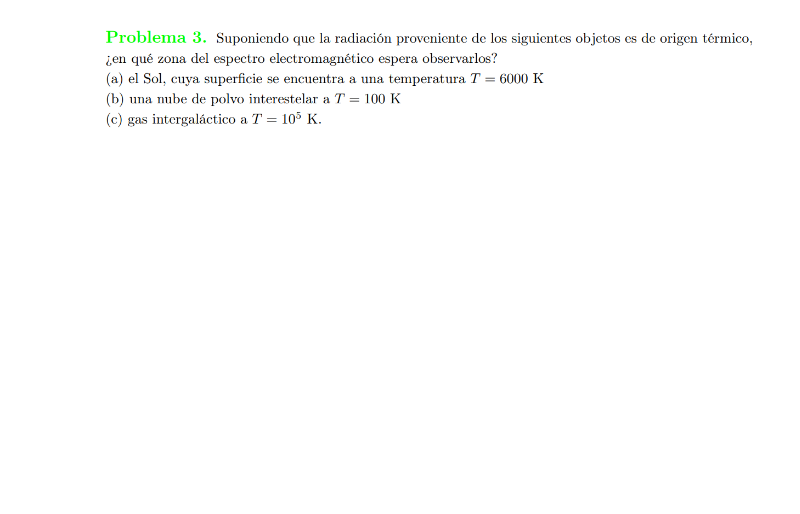
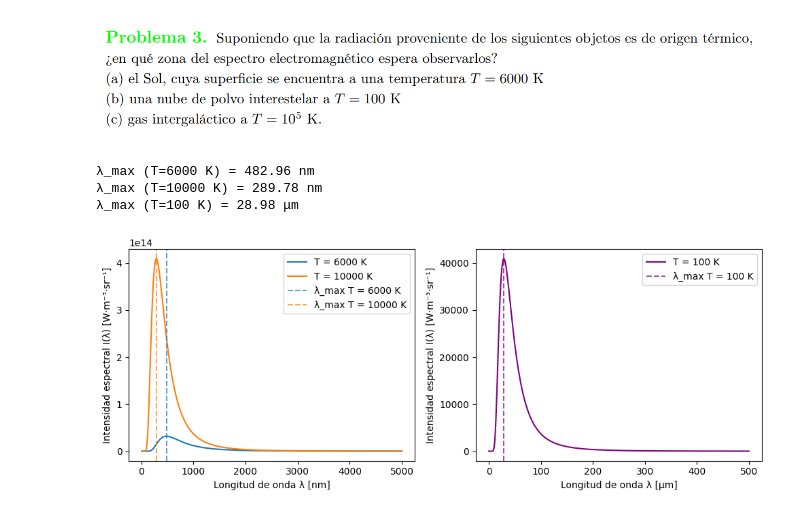
Before and after one commit to arirodriguez001/Astrophysics, a Jupyter notebook: problem-set-1.ipynb, the cells around one changed output. Cells and saved outputs as stored; diff of their text form; code cells hidden in the pictures; blank space fills up the shorter version.

```diff
--- a/problem-set-1.ipynb
+++ b/problem-set-1.ipynb
@@ -2,0 +8,61 @@
+# %%
+h = 6.626e-34      # constante de Planck [J·s]
+c = 3.0e8          # velocidad de la luz en el vacío [m/s]
+k = 1.381e-23      # constante de Boltzmann [J/K]
+# %%
+# --- Ley de Planck ---
+# lam : longitud de onda λ [m]
+# T   : temperatura [K]
+# devuelve I(λ) : intensidad espectral [W·m^-3·sr^-1]
+
+def planck(lam, T):
+    return (2*h*c**2)/(lam**5) * 1/(np.exp(h*c/(lam*k*T)) - 1)
+
+# Constante de desplazamiento de Wien
+b = 2.8977719e-3  # m·K
+
+def lambda_max_wien(T, b=b):
+    """Retorna la longitud de onda máxima (m) según la ley de Wien para una temperatura T."""
+    return b / T
+
+lam1 = np.linspace(1e-8,5e-6,1000)
+lam2 = np.linspace(1e-8,5e-4,1000)
+
+T1 = 6000
+T2 = 10000
+T3 = 100
+
+# Longitudes de onda máximas (λ_max = b/T)
+lambda_max1 = lambda_max_wien(T1)
+lambda_max2 = lambda_max_wien(T2)
+lambda_max3 = lambda_max_wien(T3)
+
+print(f"λ_max (T={T1} K) = {lambda_max1*1e9:.2f} nm")
+print(f"λ_max (T={T2} K) = {lambda_max2*1e9:.2f} nm")
+print(f"λ_max (T={T3} K) = {lambda_max3*1e6:.2f} μm")
+
+plt.figure(figsize=(10,4))
+
+plt.subplot(1,2,1)
+plt.plot(lam1*1e9, planck(lam1,T1), label="T = 6000 K")
+plt.plot(lam1*1e9, planck(lam1,T2), label="T = 10000 K")
+plt.axvline(lambda_max1*1e9, color="tab:blue", linestyle="--", alpha=0.7, label=f"λ_max T = {T1} K")
+plt.axvline(lambda_max2*1e9, color="tab:orange", linestyle="--", alpha=0.7, label=f"λ_max T = {T2} K")
+plt.xlabel("Longitud de onda λ [nm]")
+plt.ylabel("Intensidad espectral I(λ) [W·m⁻³·sr⁻¹]")
+plt.legend()
+
+plt.subplot(1,2,2)
+plt.plot(lam2*1e6, planck(lam2,T3), color="purple", label="T = 100 K")
+plt.axvline(lambda_max3*1e6, color="purple", linestyle="--", alpha=0.7, label=f"λ_max T = {T3} K")
+plt.xlabel("Longitud de onda λ [μm]")
+plt.ylabel("Intensidad espectral I(λ) [W·m⁻³·sr⁻¹]")
+plt.legend()
+
+plt.tight_layout()
+plt.show()
+# %% [output]
+λ_max (T=6000 K) = 482.96 nm
+λ_max (T=10000 K) = 289.78 nm
+λ_max (T=100 K) = 28.98 μm
+[figure, added]
```
Also changed, not shown: parts of 2 cells of this notebook.
